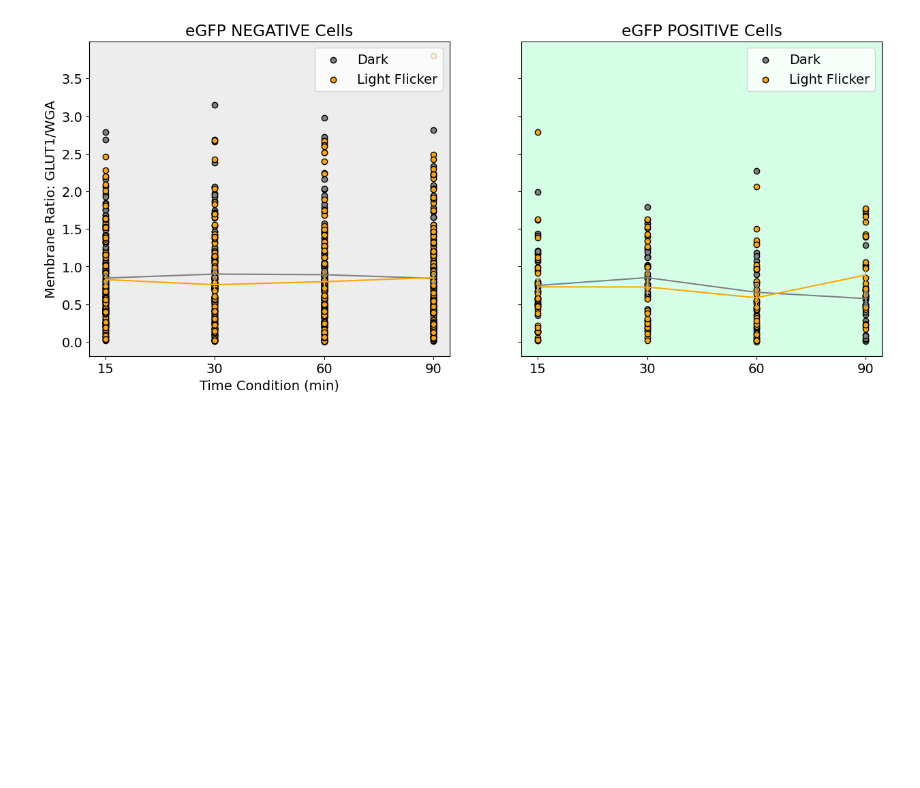
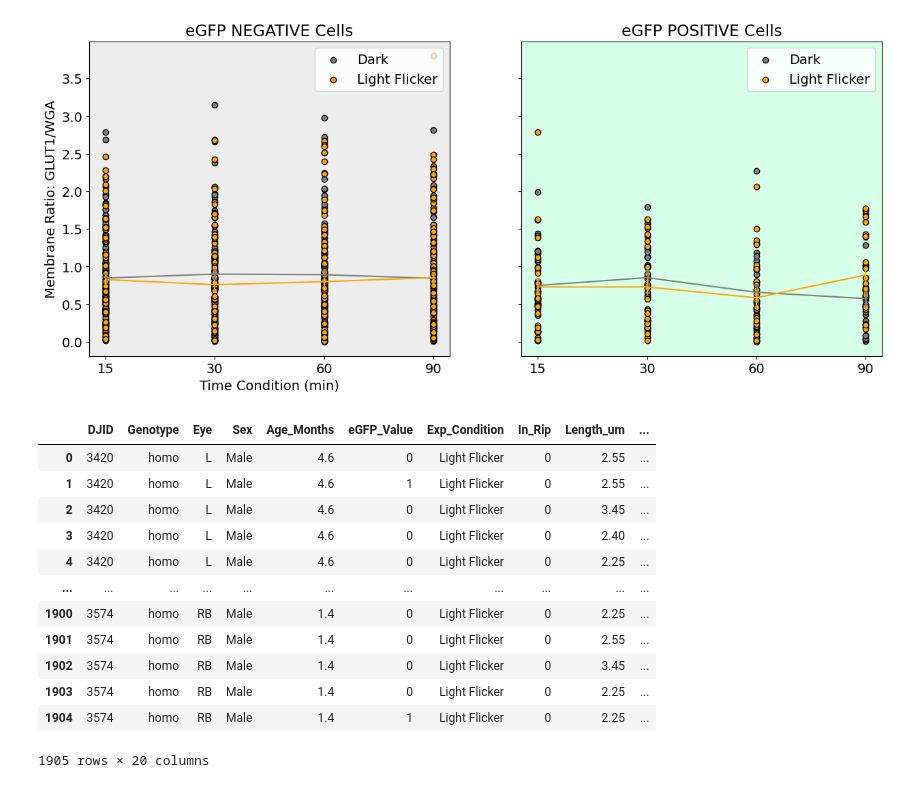
Before and after one commit to rltinio/ImageAnalysis, a Jupyter notebook: Integral_Visualizations.ipynb, the cells around one changed output. Cells and saved outputs as stored; diff of their text form; code cells hidden in the pictures; blank space fills up the shorter version.

```diff
--- a/Integral_Visualizations.ipynb
+++ b/Integral_Visualizations.ipynb
@@ -356,3 +332,20 @@ ax2.set_title('eGFP POSITIVE Cells')
 ax2.set_facecolor('#d6ffe7')
 # %% [output]
 [figure]
+# %%
+sim_data = T.copy()
+sim_data.rename(columns = {'Experimental_Condition': 'Exp_Condition'})
+# %% [output]
+|  | DJID | Genotype | Eye | Sex | Age_Months | eGFP_Value | Exp_Condition | In_Rip | Length_um | ... |
+| 0 | 3420 | homo | L | Male | 4.6 | 0 | Light Flicker | 0 | 2.55 | ... |
+| 1 | 3420 | homo | L | Male | 4.6 | 1 | Light Flicker | 0 | 2.55 | ... |
+| 2 | 3420 | homo | L | Male | 4.6 | 0 | Light Flicker | 0 | 3.45 | ... |
+| 3 | 3420 | homo | L | Male | 4.6 | 0 | Light Flicker | 0 | 2.40 | ... |
+| 4 | 3420 | homo | L | Male | 4.6 | 0 | Light Flicker | 0 | 2.25 | ... |
+| ... | ... | ... | ... | ... | ... | ... | ... | ... | ... | ... |
+| 1900 | 3574 | homo | RB | Male | 1.4 | 0 | Light Flicker | 0 | 2.25 | ... |
+| 1901 | 3574 | homo | RB | Male | 1.4 | 0 | Light Flicker | 0 | 2.55 | ... |
+| 1902 | 3574 | homo | RB | Male | 1.4 | 0 | Light Flicker | 0 | 3.45 | ... |
+| 1903 | 3574 | homo | RB | Male | 1.4 | 0 | Light Flicker | 0 | 2.25 | ... |
+| 1904 | 3574 | homo | RB | Male | 1.4 | 1 | Light Flicker | 0 | 2.25 | ... |
+1905 rows × 20 columns
```
Also changed, not shown: parts of 6 cells of this notebook, 10 other files.
